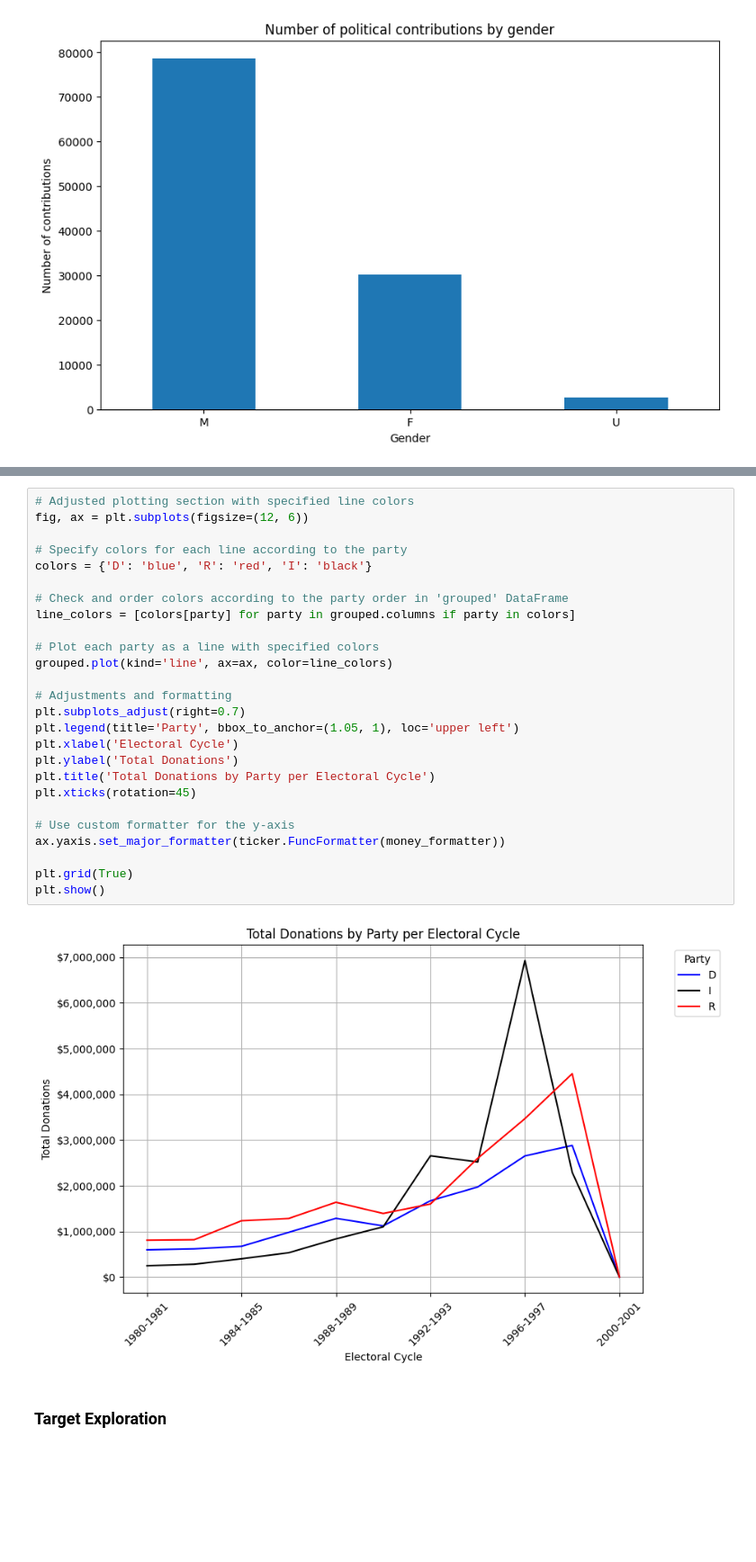
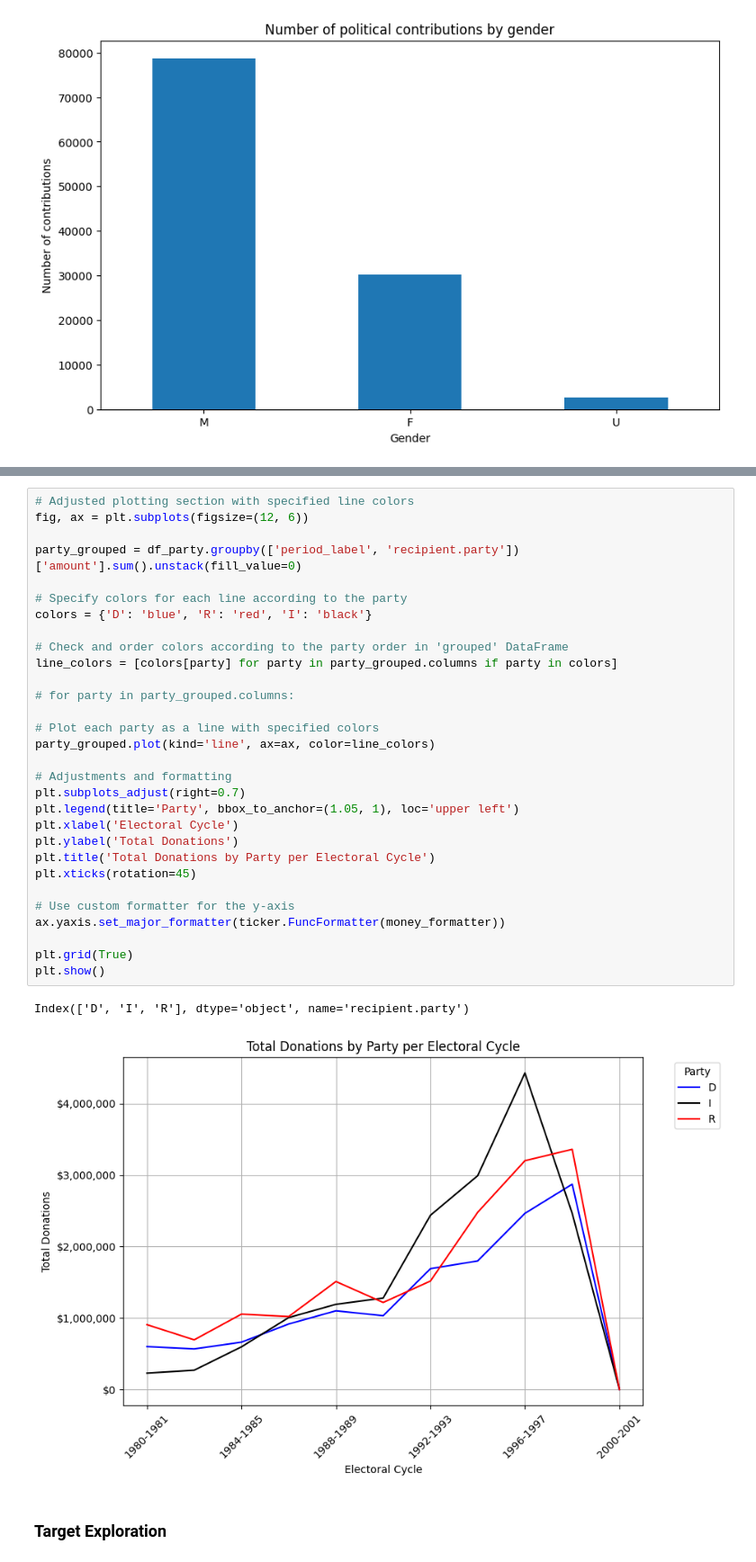
Before and after one commit to aaronzberger/donorAskAmount, a Jupyter notebook: src/eda.ipynb, the cells around one changed output, grey strips where cells are left out. Shown at 90% size. Saved outputs shown, nothing was run; the diff lists cells and outputs as text; blank space fills up the shorter version.

Commit message:
Fix donations by party over time

```diff
--- a/src/eda.ipynb
+++ b/src/eda.ipynb
@@ -162,31 +162,36 @@ plt.show()
 # %%
 # Adjusted plotting section with specified line colors
 fig, ax = plt.subplots(figsize=(12, 6))
+
+party_grouped = df_party.groupby(['period_label', 'recipient.party'])['amount'].sum().unstack(fill_value=0)
 
 # Specify colors for each line according to the party
 colors = {'D': 'blue', 'R': 'red', 'I': 'black'}
 
 # Check and order colors according to the party order in 'grouped' DataFrame
-line_colors = [colors[party] for party in grouped.columns if party in colors]
+line_colors = [colors[party] for party in party_grouped.columns if party in colors]
+
+# for party in party_grouped.columns:
 
 # Plot each party as a line with specified colors
-grouped.plot(kind='line', ax=ax, color=line_colors)
+party_grouped.plot(kind='line', ax=ax, color=line_colors)
 
 # Adjustments and formatting
 plt.subplots_adjust(right=0.7)
 plt.legend(title='Party', bbox_to_anchor=(1.05, 1), loc='upper left')
 plt.xlabel('Electoral Cycle')
 plt.ylabel('Total Donations')
 plt.title('Total Donations by Party per Electoral Cycle')
 plt.xticks(rotation=45)
 
 # Use custom formatter for the y-axis
 ax.yaxis.set_major_formatter(ticker.FuncFormatter(money_formatter))
 
 plt.grid(True)
 plt.show()
 # %% [output]
+Index(['D', 'I', 'R'], dtype='object', name='recipient.party')
-[figure, old version]
+[figure, new version]
 # %% [markdown]
 ### Target Exploration
 # %% [markdown]
```
Also changed, not shown: parts of 8 cells of this notebook.
